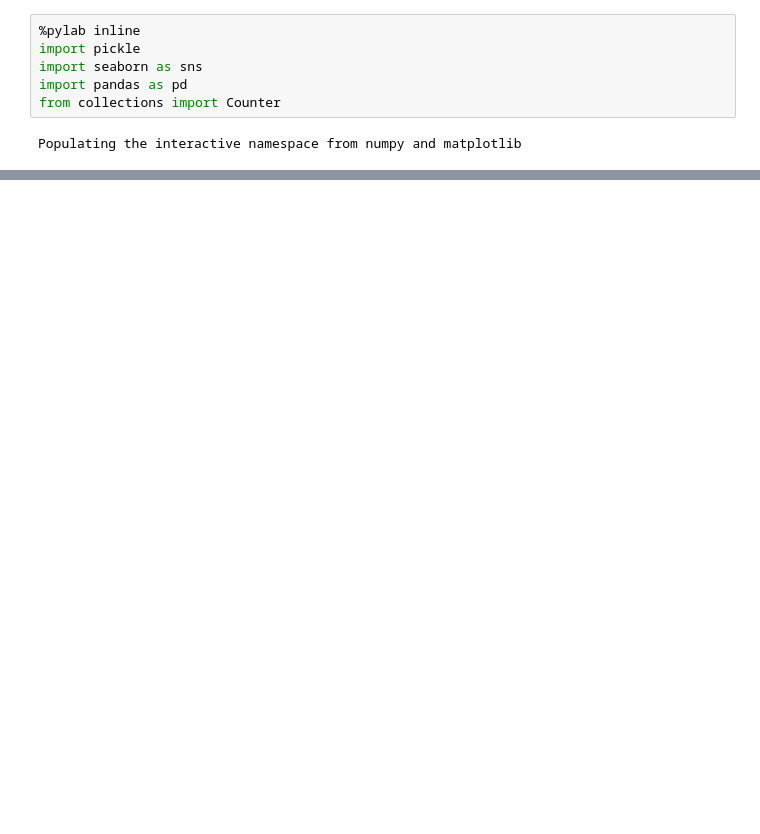
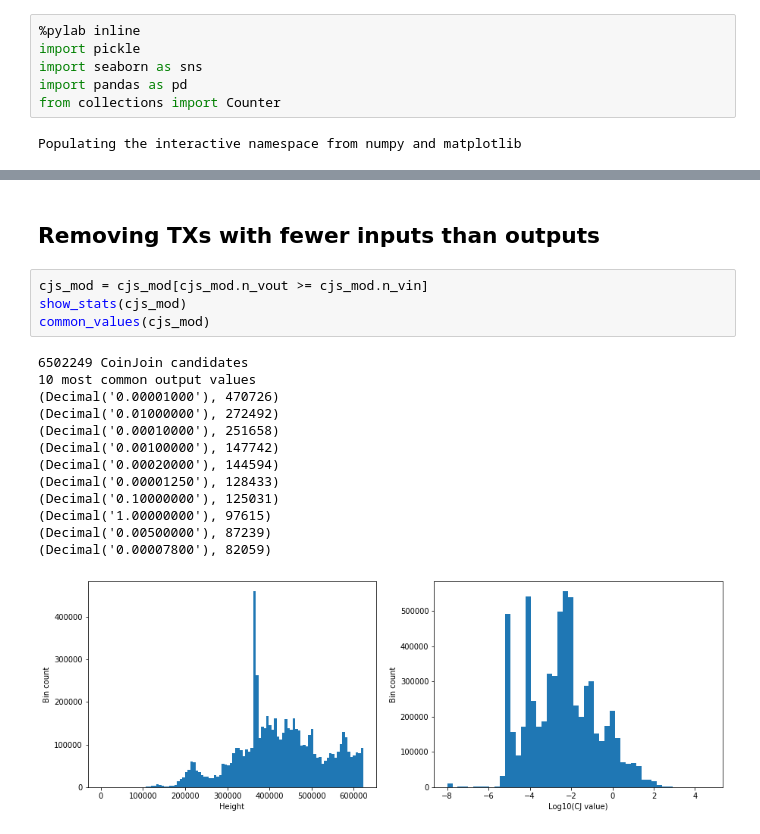
Before and after one commit to dspicher/coinjoin_stats, a Jupyter notebook: coinjoin_analysis.ipynb, the cells around one changed output, grey strips where cells are left out. Drawn from its saved outputs; the diff is of its cells as text; blank space fills up the shorter version.

```diff
--- a/coinjoin_analysis.ipynb
+++ b/coinjoin_analysis.ipynb
@@ -194,0 +129,20 @@ sns.pairplot(cjs_pairplot)
+# %% [markdown]
+## Removing TXs with fewer inputs than outputs
+# %%
+cjs_mod = cjs_mod[cjs_mod.n_vout >= cjs_mod.n_vin]
+show_stats(cjs_mod)
+common_values(cjs_mod)
+# %% [output]
+6502249 CoinJoin candidates
+10 most common output values
+(Decimal('0.00001000'), 470726)
+(Decimal('0.01000000'), 272492)
+(Decimal('0.00010000'), 251658)
+(Decimal('0.00100000'), 147742)
+(Decimal('0.00020000'), 144594)
+(Decimal('0.00001250'), 128433)
+(Decimal('0.10000000'), 125031)
+(Decimal('1.00000000'), 97615)
+(Decimal('0.00500000'), 87239)
+(Decimal('0.00007800'), 82059)
+[figure, added]
```
Also changed, not shown: parts of 43 cells of this notebook.
